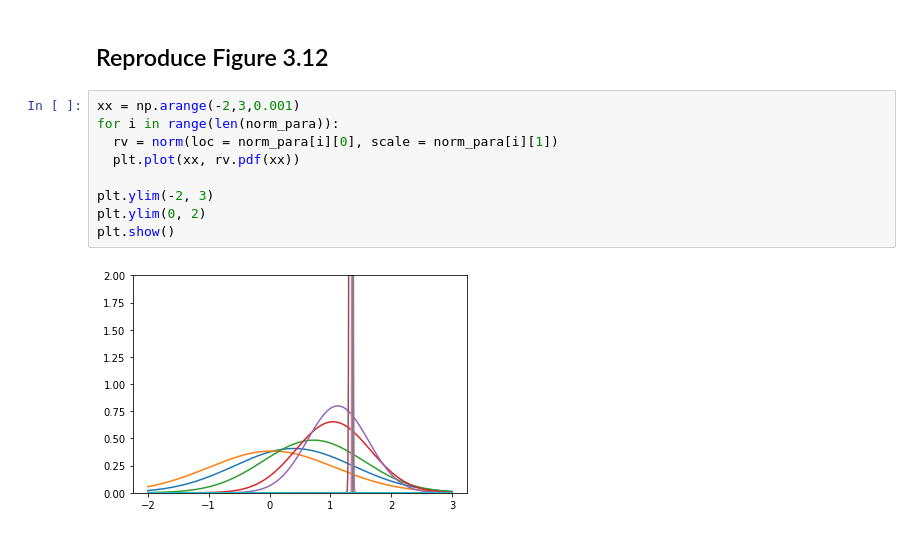
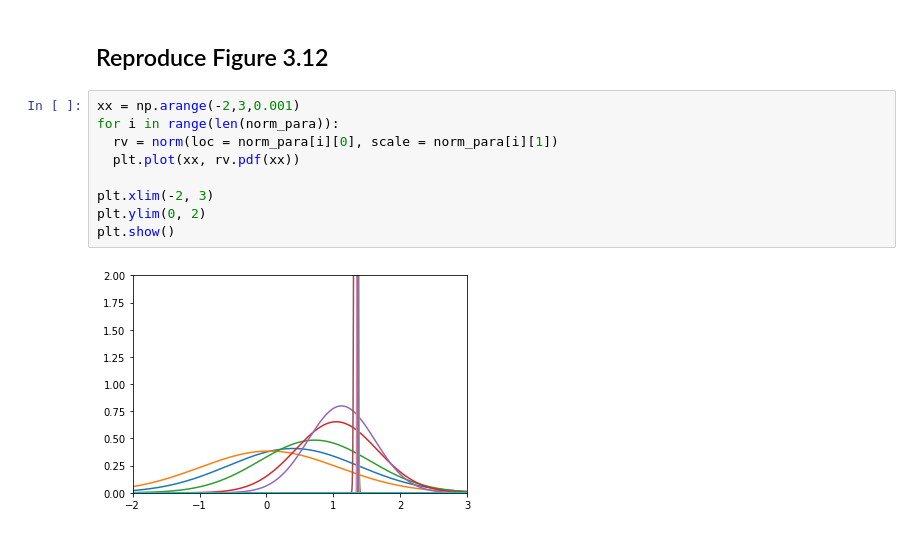
Before and after one commit to gnitnaw/Programs, a Jupyter notebook: Chapter3/simann.ipynb, the cells around one changed output. Saved outputs shown, nothing was run; the diff lists cells and outputs as text.

```diff
--- a/Chapter3/simann.ipynb
+++ b/Chapter3/simann.ipynb
@@ -130,11 +130,11 @@ S(mu)= [-0.958], mu: [1.366], sigma: [1.219e-06]
 # %%
 xx = np.arange(-2,3,0.001)
 for i in range(len(norm_para)):
   rv = norm(loc = norm_para[i][0], scale = norm_para[i][1])
   plt.plot(xx, rv.pdf(xx))
 
-plt.ylim(-2, 3)
+plt.xlim(-2, 3)
 plt.ylim(0, 2)
 plt.show()
 # %% [output]
-[figure, old version]
+[figure, new version]
```
